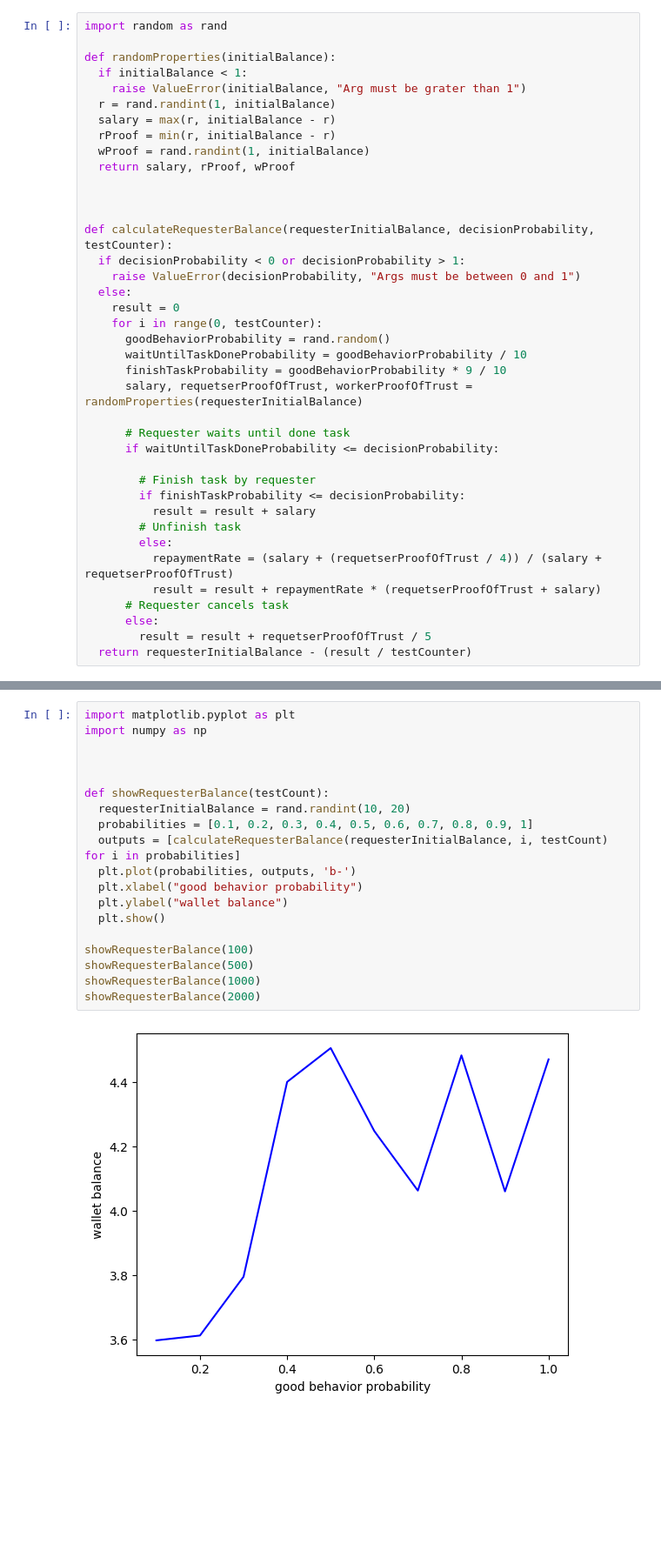
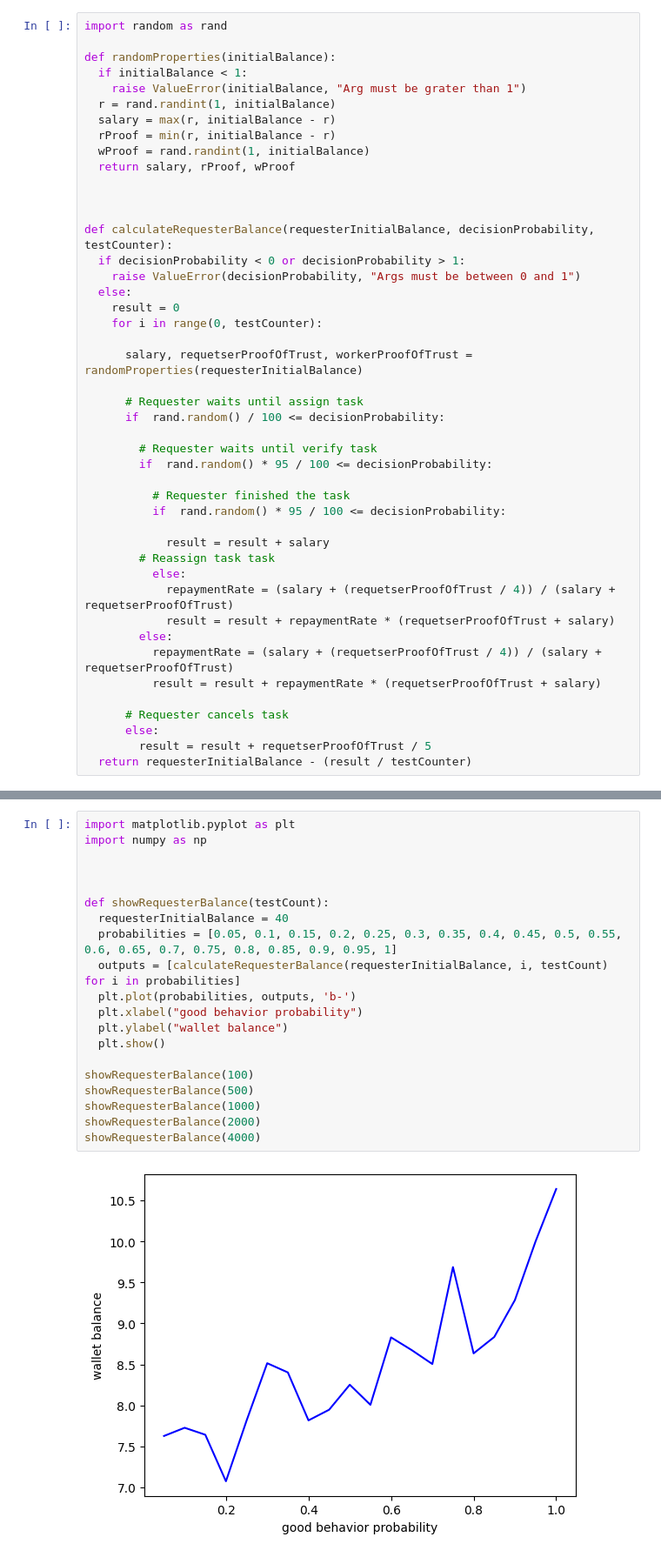
Before and after one commit to Sepehr79/TrustDeal, a Jupyter notebook: analytics/requester_decisions (1).ipynb, the cells around one changed output, grey strips where cells are left out. Shown: that part at 87% size. Saved outputs shown, nothing was run; the diff lists cells and outputs as text; blank space fills up the shorter version.

```diff
--- a/analytics/requester_decisions (1).ipynb
+++ b/analytics/requester_decisions (1).ipynb
@@ -26,21 +26,27 @@ def calculateRequesterBalance(requesterInitialBalance, decisionProbability, test
   else:
     result = 0
     for i in range(0, testCounter):
-      goodBehaviorProbability = rand.random()
-      waitUntilTaskDoneProbability = goodBehaviorProbability / 10
-      finishTaskProbability = goodBehaviorProbability * 9 / 10
+
       salary, requetserProofOfTrust, workerProofOfTrust = randomProperties(requesterInitialBalance)
 
-      # Requester waits until done task
-      if waitUntilTaskDoneProbability <= decisionProbability:
+      # Requester waits until assign task
+      if  rand.random() / 100 <= decisionProbability:
 
-        # Finish task by requester
-        if finishTaskProbability <= decisionProbability:
-          result = result + salary
-        # Unfinish task
+        # Requester waits until verify task
+        if  rand.random() * 95 / 100 <= decisionProbability:
+
+          # Requester finished the task
+          if  rand.random() * 95 / 100 <= decisionProbability:
+
+            result = result + salary
+        # Reassign task task
+          else:
+            repaymentRate = (salary + (requetserProofOfTrust / 4)) / (salary + requetserProofOfTrust)
+            result = result + repaymentRate * (requetserProofOfTrust + salary)
         else:
           repaymentRate = (salary + (requetserProofOfTrust / 4)) / (salary + requetserProofOfTrust)
           result = result + repaymentRate * (requetserProofOfTrust + salary)
+
       # Requester cancels task
       else:
         result = result + requetserProofOfTrust / 5
@@ -50,21 +57,22 @@ Finally, we see that the more good behavior the requester is, the lower the amou
 # %%
 import matplotlib.pyplot as plt
 import numpy as np
 
 
 
 def showRequesterBalance(testCount):
-  requesterInitialBalance = rand.randint(10, 20)
-  probabilities = [0.1, 0.2, 0.3, 0.4, 0.5, 0.6, 0.7, 0.8, 0.9, 1]
+  requesterInitialBalance = 40
+  probabilities = [0.05, 0.1, 0.15, 0.2, 0.25, 0.3, 0.35, 0.4, 0.45, 0.5, 0.55, 0.6, 0.65, 0.7, 0.75, 0.8, 0.85, 0.9, 0.95, 1]
   outputs = [calculateRequesterBalance(requesterInitialBalance, i, testCount) for i in probabilities]
   plt.plot(probabilities, outputs, 'b-')
   plt.xlabel("good behavior probability")
   plt.ylabel("wallet balance")
   plt.show()
 
 showRequesterBalance(100)
 showRequesterBalance(500)
 showRequesterBalance(1000)
 showRequesterBalance(2000)
+showRequesterBalance(4000)
 # %% [output]
-[figure, old version]
+[figure, new version]
```
Also changed, not shown: parts of 2 cells of this notebook, 2 other files.
